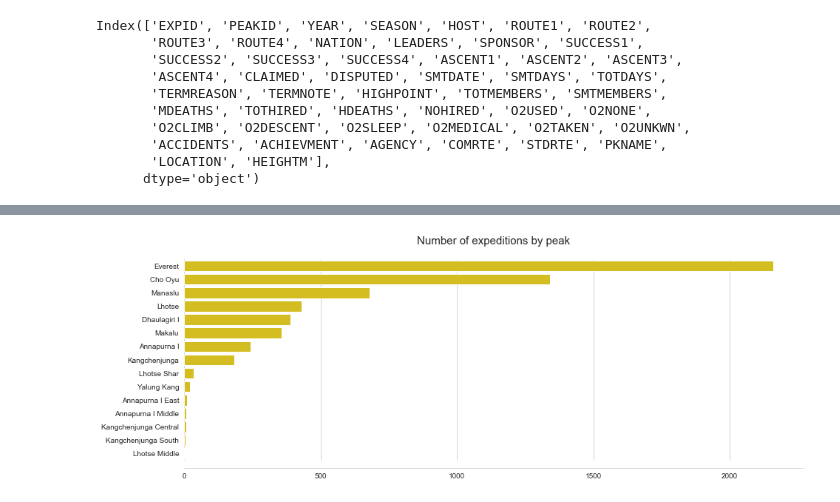
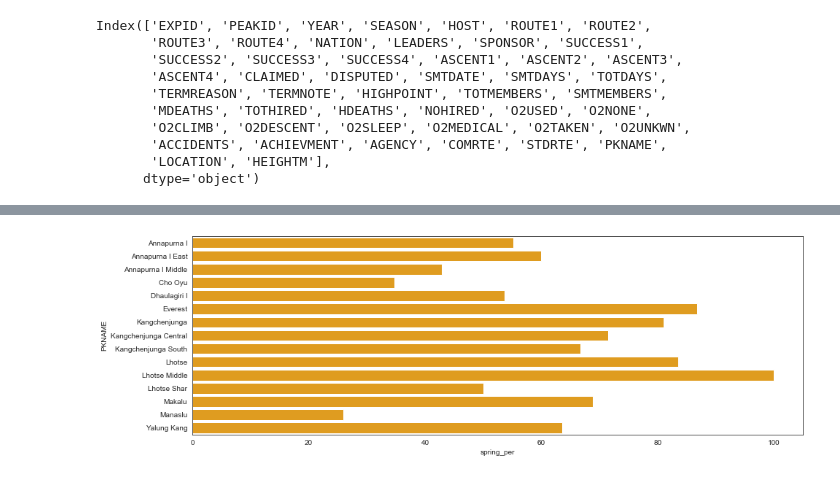
Before and after one commit to ddzumajo/himalayan_peaks, a Jupyter notebook: Himalayan Analysis and Visualization.ipynb, the cells around one changed output, grey strips where cells are left out. Saved outputs shown, nothing was run; the diff lists cells and outputs as text; code cells hidden in the pictures.

```diff
--- a/Himalayan Analysis and Visualization.ipynb
+++ b/Himalayan Analysis and Visualization.ipynb
@@ -148,12 +213,34 @@ plt.show()
-# %%
-sns.set_style("whitegrid")
-f = plt.figure(figsize = (15, 5))
-sns.countplot(y = exped['PKNAME'], data = exped, color = '#F1D302', \
-                   order = exped['PKNAME'].value_counts().index)
-sns.despine(left = True, offset = 10);
-plt.title("Number of expeditions by peak", pad = 20, fontsize=15)
-plt.ylabel("")
-plt.xlabel("")
-plt.show()
-# %% [output]
-[figure, removed]
+# %%
+plt.figure(figsize = (15, 5))
+
+
+total = exped.groupby('PKNAME')['EXPID'].count().reset_index()
+
+summer = exped[exped['SEASON']=='Summer'].groupby('PKNAME')['EXPID'].count().reset_index()
+winter = exped[exped['SEASON']=='Winter'].groupby('PKNAME')['EXPID'].count().reset_index()
+spring = exped[exped['SEASON']=='Spring'].groupby('PKNAME')['EXPID'].count().reset_index()
+autumn = exped[exped['SEASON']=='Autumn'].groupby('PKNAME')['EXPID'].count().reset_index()
+
+summer = summer.merge(total, on='PKNAME', how = 'left')
+winter = winter.merge(total, on='PKNAME', how = 'left')
+spring = spring.merge(total, on='PKNAME', how = 'left')
+autumn = autumn.merge(total, on='PKNAME', how = 'left')
+
+
+summer['summer_per'] = summer['EXPID_x'] / summer['EXPID_y'] * 100
+winter['winter_per'] = winter['EXPID_x'] / winter['EXPID_y'] * 100
+spring['spring_per'] = spring['EXPID_x'] / spring['EXPID_y'] * 100
+autumn['autumn_per'] = autumn['EXPID_x'] / autumn['EXPID_y'] * 100
+
+total = total.merge(summer, on='PKNAME', how = 'left').merge(winter, on='PKNAME', how = 'left')\
+             .merge(spring, on='PKNAME', how = 'left').merge(autumn, on='PKNAME', how = 'left')\
+             [['PKNAME','summer_per','winter_per','spring_per','autumn_per']]
+
+
+#bar_summer = sns.barplot(x="summer_per", y="PKNAME", data=total, color='#ff6361')
+#bar_winter = sns.barplot(x="winter_per", y="PKNAME", data=total, color='#003f5c')
+#bar_spring = sns.barplot(x="spring_per", y="PKNAME", data=total, color='#ffa600')
+#bar_summer = sns.barplot(x="NEXPED_per", y="PKNAME", data=summer, color='#ff6361')
+#bar_autumn = sns.barplot(x="NEXPED_per", y="PKNAME", data=autumn, color='#58508d')
+# %% [output]
+[figure, added]
```
Also changed, not shown: parts of 22 cells of this notebook.
